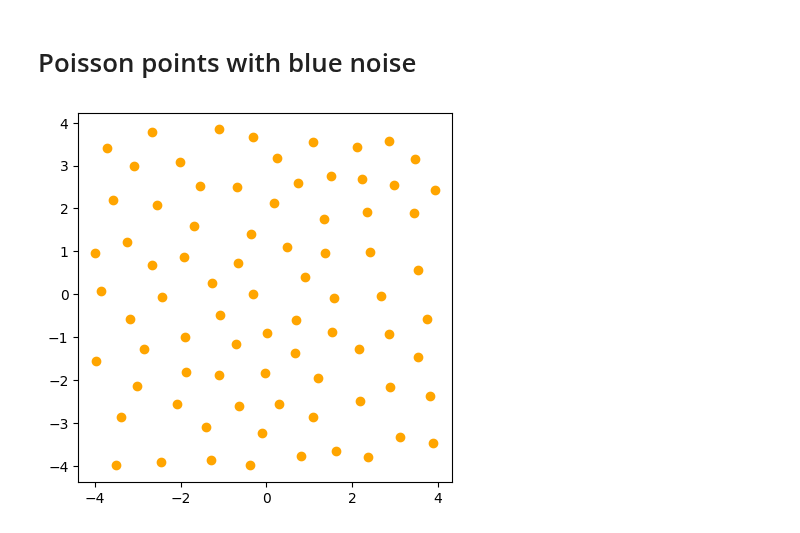
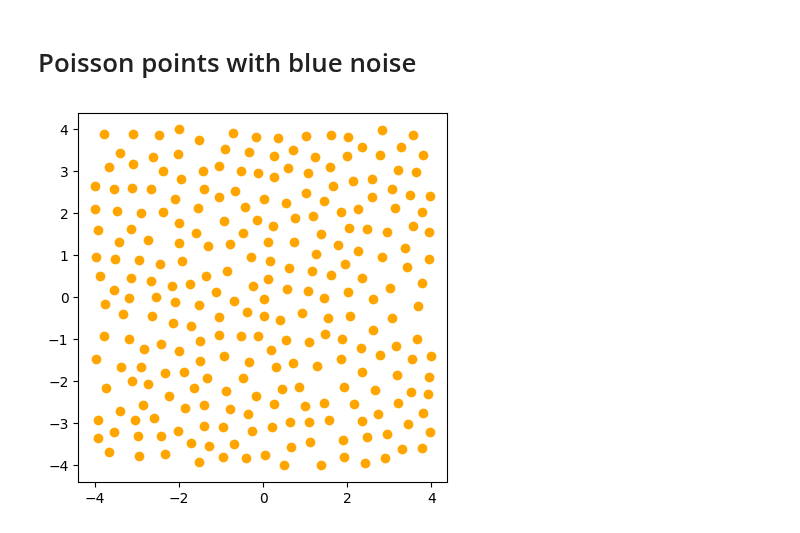
Before and after one commit to asilata/matching-distance-code, a Jupyter notebook: Notebooks/Main.ipynb, the cells around one changed output. Saved outputs shown, nothing was run; the diff lists cells and outputs as text; code cells hidden in the pictures.

```diff
--- a/Notebooks/Main.ipynb
+++ b/Notebooks/Main.ipynb
@@ -230,9 +230,9 @@ Without duplicates 6
 # %% [markdown]
 # Poisson points with blue noise
 # %%
-poisson_intensity = 30
+poisson_intensity = 100
 
 radius = 1 / (2 * (math.sqrt(poisson_intensity)))
 poissonpts = ex.make_poisson(inputt, poisson_intensity, radius, display=True)
 # %% [output]
-[figure, old version]
+[figure, new version]
```
Also changed, not shown: parts of 4 cells of this notebook, 4 other files.
